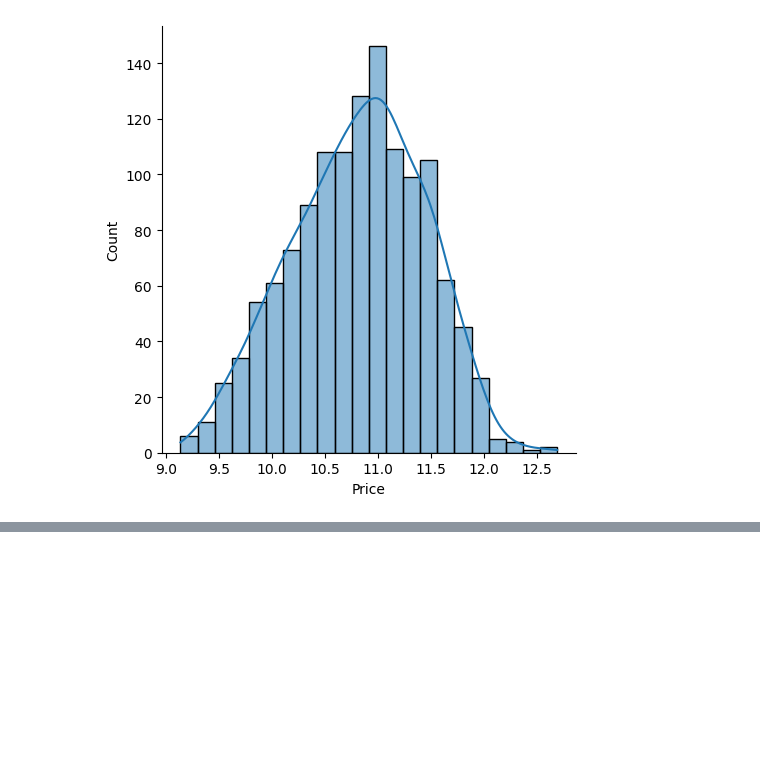
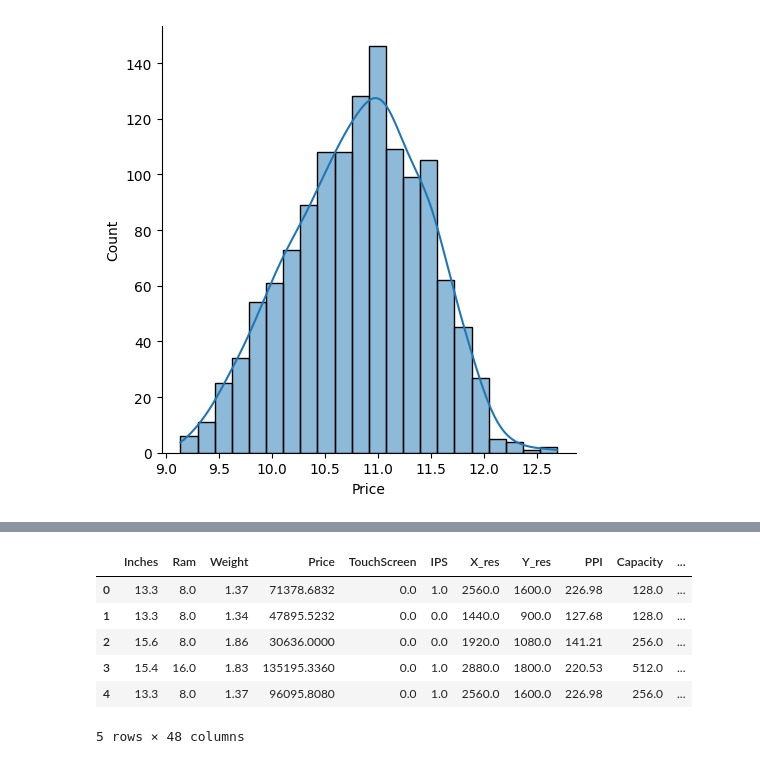
Before and after one commit to pentakll4002/laptops_price_prediction, a Jupyter notebook: experiments.ipynb, the cells around one changed output, grey strips where cells are left out. Cells and saved outputs as stored; diff of their text form; code cells hidden in the pictures; blank space fills up the shorter version.

```diff
--- a/experiments.ipynb
+++ b/experiments.ipynb
@@ -1047,0 +1115,19 @@ sns.heatmap(df.select_dtypes(include='number').corr(), annot=True, cmap='plasma'
+# %%
+df = df.drop('first', axis=1)
+# %%
+from sklearn.preprocessing import OneHotEncoder
+
+ohe = OneHotEncoder(sparse_output=False)
+
+encoded = ohe.fit_transform(df[['TypeName', 'CPU_name', 'Company', 'Gpu_Brand', 'OpSys']])
+
+### To change is DataFrame
+encoded_df = pd.DataFrame(encoded, columns=ohe.get_feature_names_out(['TypeName', 'CPU_name', 'Company', 'Gpu_Brand', 'OpSys']))
+
+
+### Concatenate 'df' and 'encoded_df'
+df = pd.concat([df, encoded_df], axis=1)
+
+df = df.drop(['TypeName', 'CPU_name', 'Company', 'Gpu_Brand', 'OpSys'], axis=1)
+
+print(df.head())
@@ -1047,0 +1152,10 @@ sns.heatmap(df.select_dtypes(include='number').corr(), annot=True, cmap='plasma'
+# %%
+df.head()
+# %% [output]
+|  | Inches | Ram | Weight | Price | TouchScreen | IPS | X_res | Y_res | PPI | Capacity | ... |
+| 0 | 13.3 | 8.0 | 1.37 | 71378.6832 | 0.0 | 1.0 | 2560.0 | 1600.0 | 226.98 | 128.0 | ... |
+| 1 | 13.3 | 8.0 | 1.34 | 47895.5232 | 0.0 | 0.0 | 1440.0 | 900.0 | 127.68 | 128.0 | ... |
+| 2 | 15.6 | 8.0 | 1.86 | 30636.0000 | 0.0 | 0.0 | 1920.0 | 1080.0 | 141.21 | 256.0 | ... |
+| 3 | 15.4 | 16.0 | 1.83 | 135195.3360 | 0.0 | 1.0 | 2880.0 | 1800.0 | 220.53 | 512.0 | ... |
+| 4 | 13.3 | 8.0 | 1.37 | 96095.8080 | 0.0 | 1.0 | 2560.0 | 1600.0 | 226.98 | 256.0 | ... |
+5 rows × 48 columns
```
Also changed, not shown: parts of 40 cells of this notebook, 1 other file.
